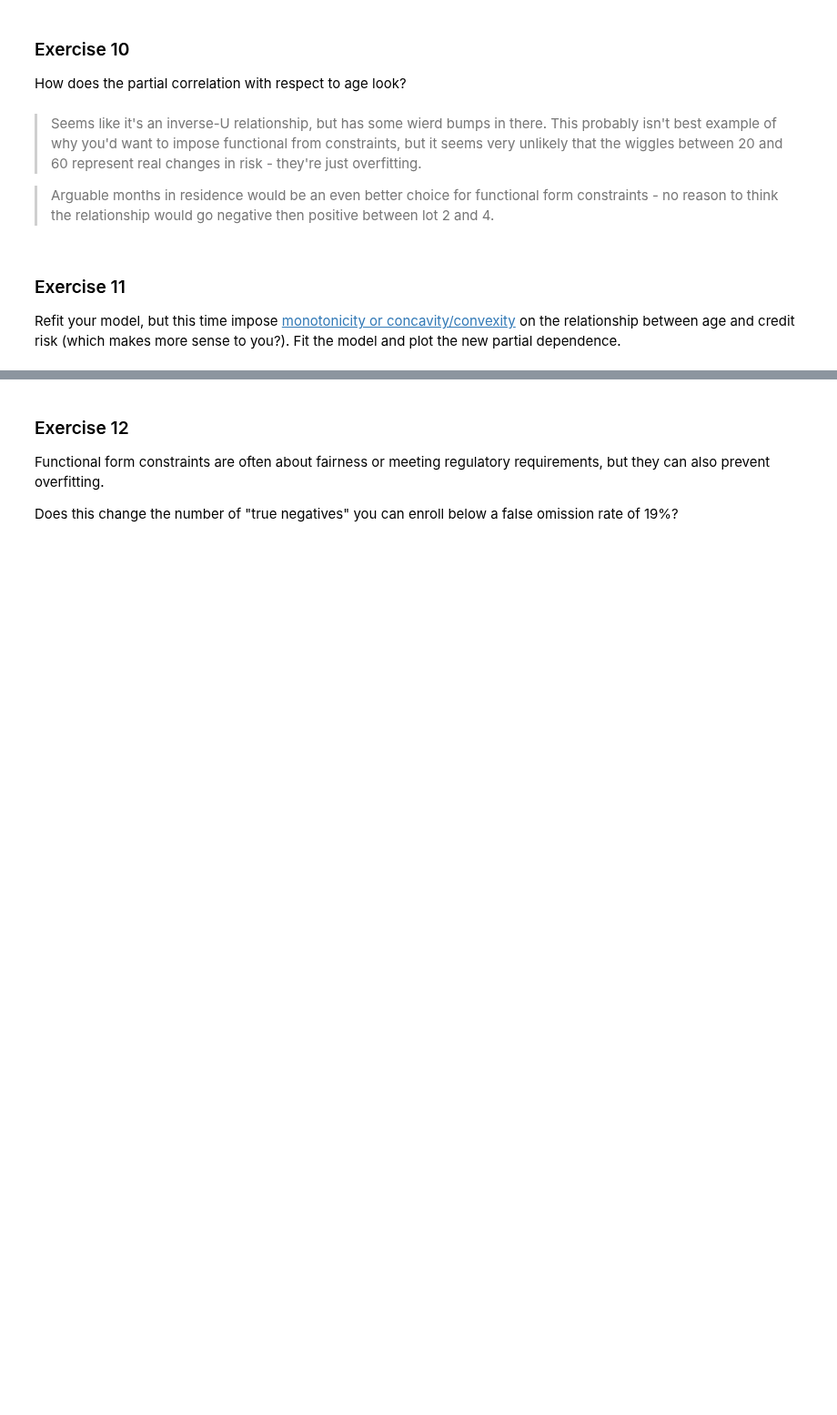
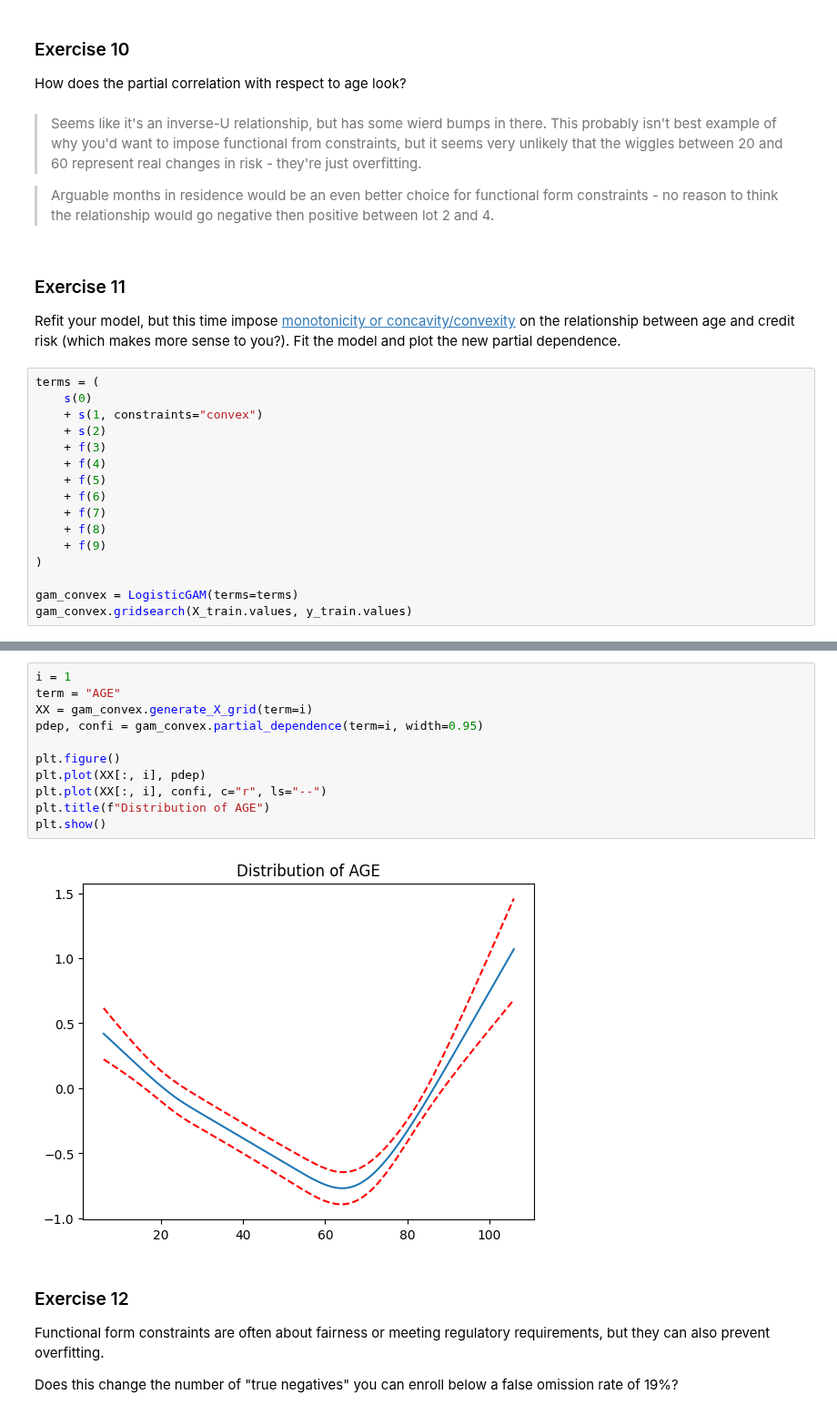
Before and after one commit to nogibjj/ZT-UDS, a Jupyter notebook: exercise_interpretable.ipynb, the cells around one changed output, grey strips where cells are left out. Shown at 91% size. Drawn from its saved outputs; the diff is of its cells as text; blank space fills up the shorter version.

```diff
--- a/exercise_interpretable.ipynb
+++ b/exercise_interpretable.ipynb
@@ -904,3 +904,19 @@ How does the partial correlation with respect to age look?
 ### Exercise 11
 
 Refit your model, but this time impose [monotonicity or concavity/convexity](https://pygam.readthedocs.io/en/latest/notebooks/tour_of_pygam.html#Penalties-/-Constraints) on the relationship between age and credit risk (which makes more sense to you?). Fit the model and plot the new partial dependence.
+# %%
+terms = (
+    s(0)
+    + s(1, constraints="convex")
+    + s(2)
+    + f(3)
+    + f(4)
+    + f(5)
+    + f(6)
+    + f(7)
+    + f(8)
+    + f(9)
+)
+
+gam_convex = LogisticGAM(terms=terms)
+gam_convex.gridsearch(X_train.values, y_train.values)
@@ -907,3 +940,16 @@ Refit your model, but this time impose [monotonicity or concavity/convexity](htt
+# %%
+i = 1
+term = "AGE"
+XX = gam_convex.generate_X_grid(term=i)
+pdep, confi = gam_convex.partial_dependence(term=i, width=0.95)
+
+plt.figure()
+plt.plot(XX[:, i], pdep)
+plt.plot(XX[:, i], confi, c="r", ls="--")
+plt.title(f"Distribution of AGE")
+plt.show()
+# %% [output]
+[figure, added]
 # %% [markdown]
 ### Exercise 12
 
```
Also changed, not shown: parts of 4 cells of this notebook.
